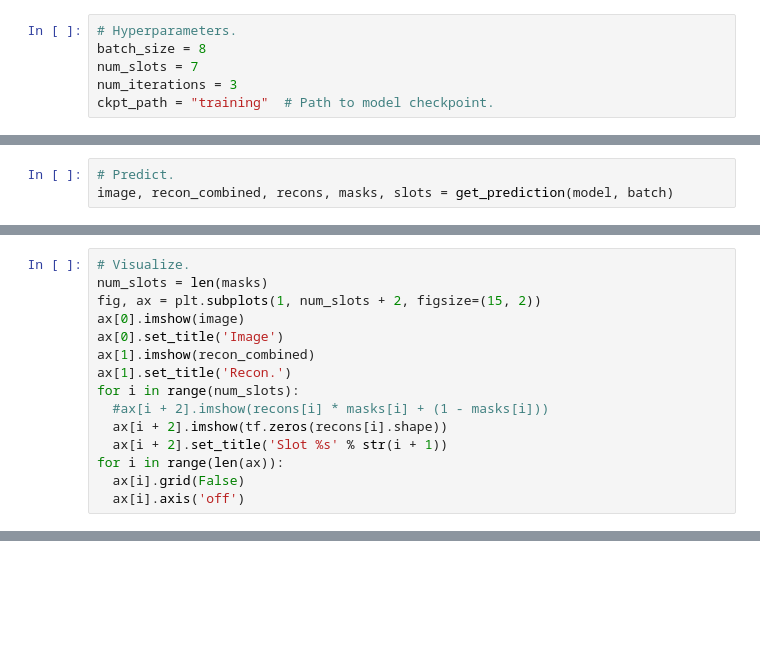
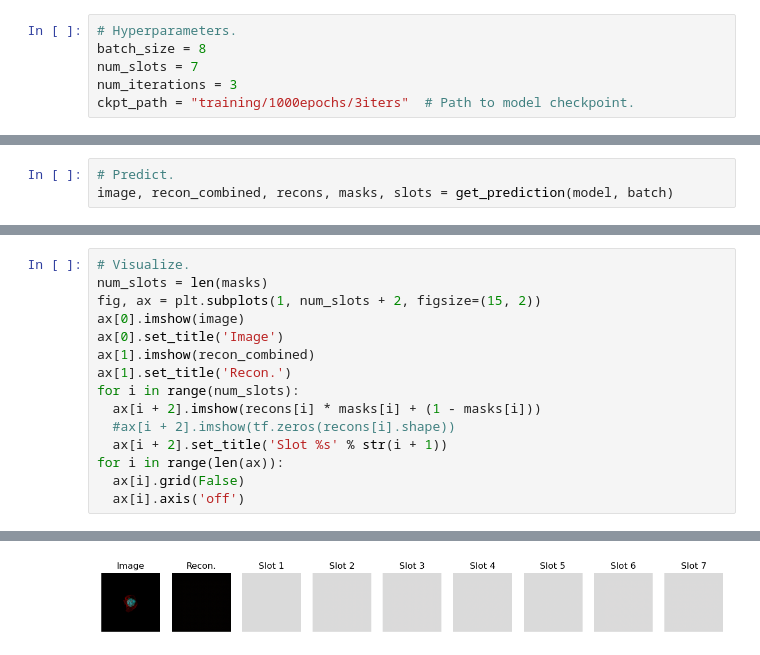
Before and after one commit to joobumjin/SlotAttention, a Jupyter notebook: eval-Local.ipynb, the cells around one changed output, grey strips where cells are left out. Cells and saved outputs as stored; diff of their text form; blank space fills up the shorter version.

Commit message:
featL train valid

```diff
--- a/eval-Local.ipynb
+++ b/eval-Local.ipynb
@@ -17,7 +17,7 @@ from model import build_model
 batch_size = 8
 num_slots = 7
 num_iterations = 3
-ckpt_path = "training"  # Path to model checkpoint.
+ckpt_path = "training/1000epochs/3iters"  # Path to model checkpoint.
 # %%
 def load_model(checkpoint_dir, num_slots=7, num_iterations=5, batch_size=8):
     resolution = (256,256)
@@ -75,9 +80,10 @@ ax[0].set_title('Image')
 ax[1].imshow(recon_combined)
 ax[1].set_title('Recon.')
 for i in range(num_slots):
-  #ax[i + 2].imshow(recons[i] * masks[i] + (1 - masks[i]))
-  ax[i + 2].imshow(tf.zeros(recons[i].shape))
+  ax[i + 2].imshow(recons[i] * masks[i] + (1 - masks[i]))
+  #ax[i + 2].imshow(tf.zeros(recons[i].shape))
   ax[i + 2].set_title('Slot %s' % str(i + 1))
 for i in range(len(ax)):
   ax[i].grid(False)
   ax[i].axis('off')
+# %% [output]
@@ -84,2 +91,3 @@ for i in range(len(ax)):
+[figure, added]
 # %%
 plt.imshow(image)
```
Also changed, not shown: parts of 7 cells of this notebook, 4 other files.
